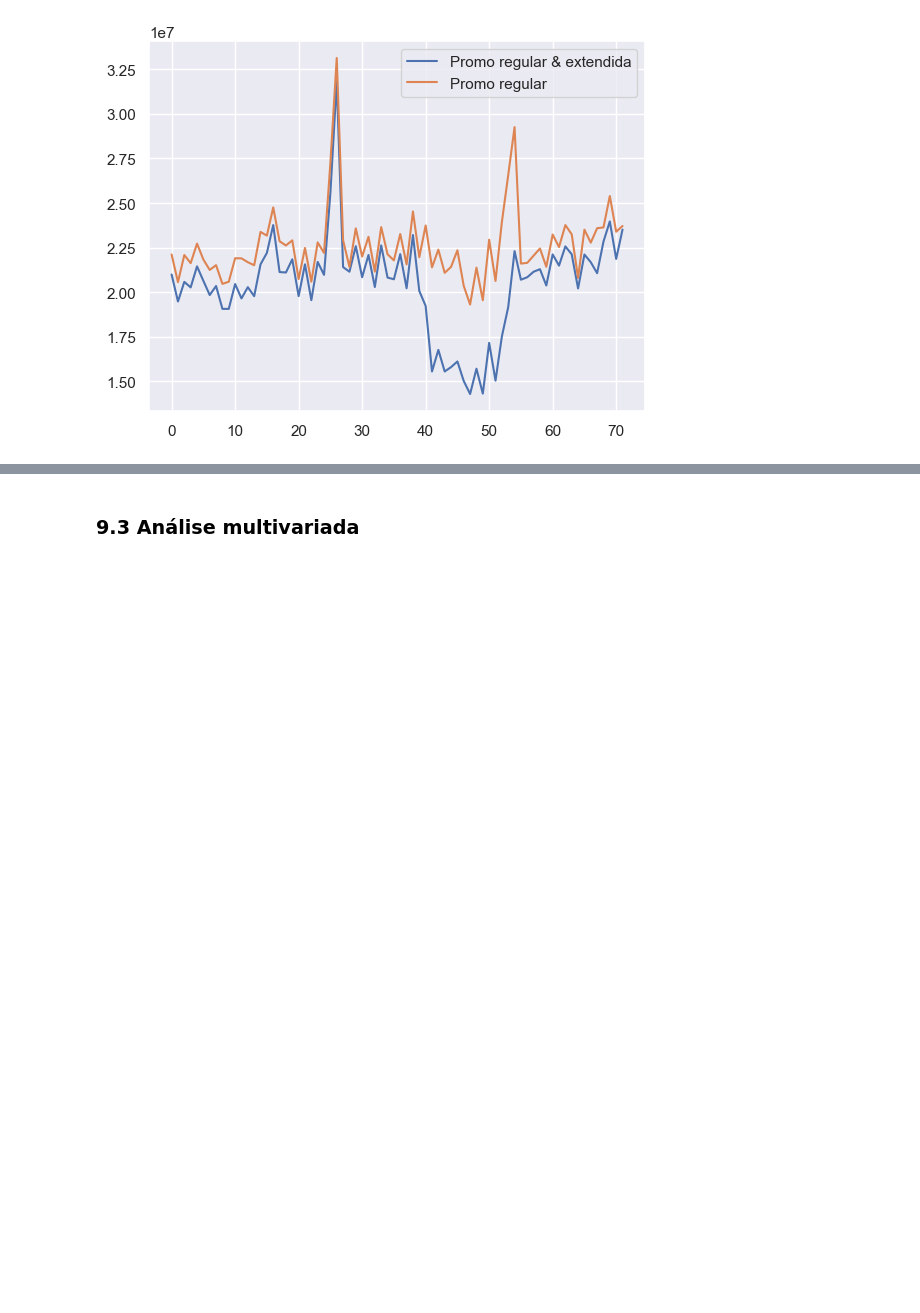
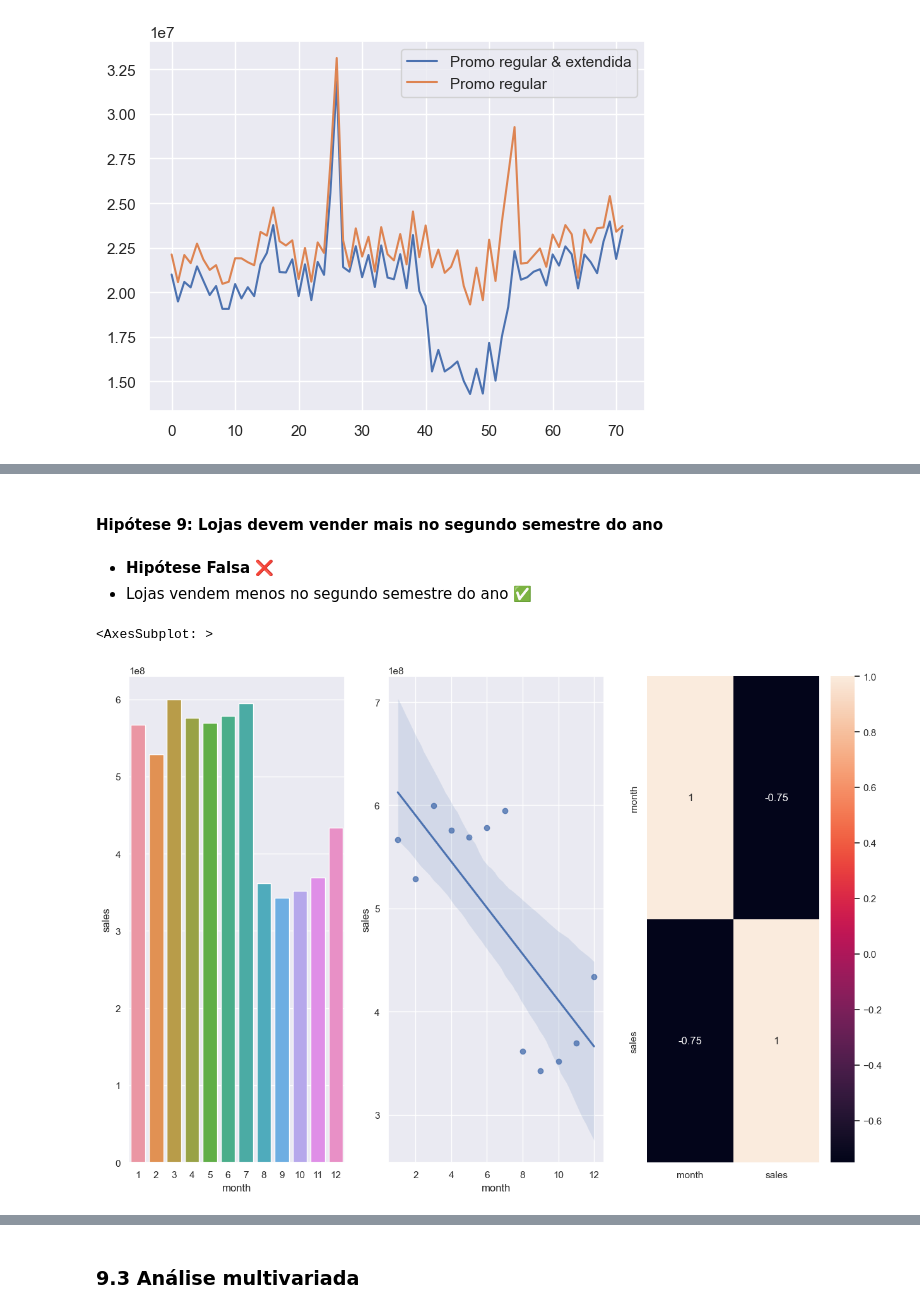
Before and after one commit to deborabmfreitas/projeto-rossmann-regressao, a Jupyter notebook: rossmann_regression.ipynb, the cells around one changed output, grey strips where cells are left out. Cells and saved outputs as stored; diff of their text form; code cells hidden in the pictures; blank space fills up the shorter version.

```diff
--- a/rossmann_regression.ipynb
+++ b/rossmann_regression.ipynb
@@ -964,0 +1057,30 @@ ax.legend(labels=['Promo regular & extendida', 'Promo regular'])
+# %% [markdown]
+#### Hipótese 9: Lojas devem vender mais no segundo semestre do ano
+# %% [markdown]
+- **Hipótese Falsa** ❌
+- Lojas vendem menos no segundo semestre do ano ✅
+# %%
+plt.figure(figsize=(15, 10))
+
+# 1. checando vendas ao longo dos meses
+
+plt.subplot(1, 3, 1)
+
+aux1 = df4[['month', 'sales']].groupby('month').sum().reset_index()
+
+sns.barplot(x='month', y='sales', data=aux1)
+
+# 2. checando tendência
+
+plt.subplot(1, 3, 2)
+
+sns.regplot(x='month', y='sales', data=aux1)
+
+# 3. correlação
+
+plt.subplot(1, 3, 3)
+
+sns.heatmap(aux1.corr(method='pearson'), annot=True)
+# %% [output]
+<AxesSubplot: >
+[figure, added]
```
Also changed, not shown: parts of 27 cells of this notebook.
